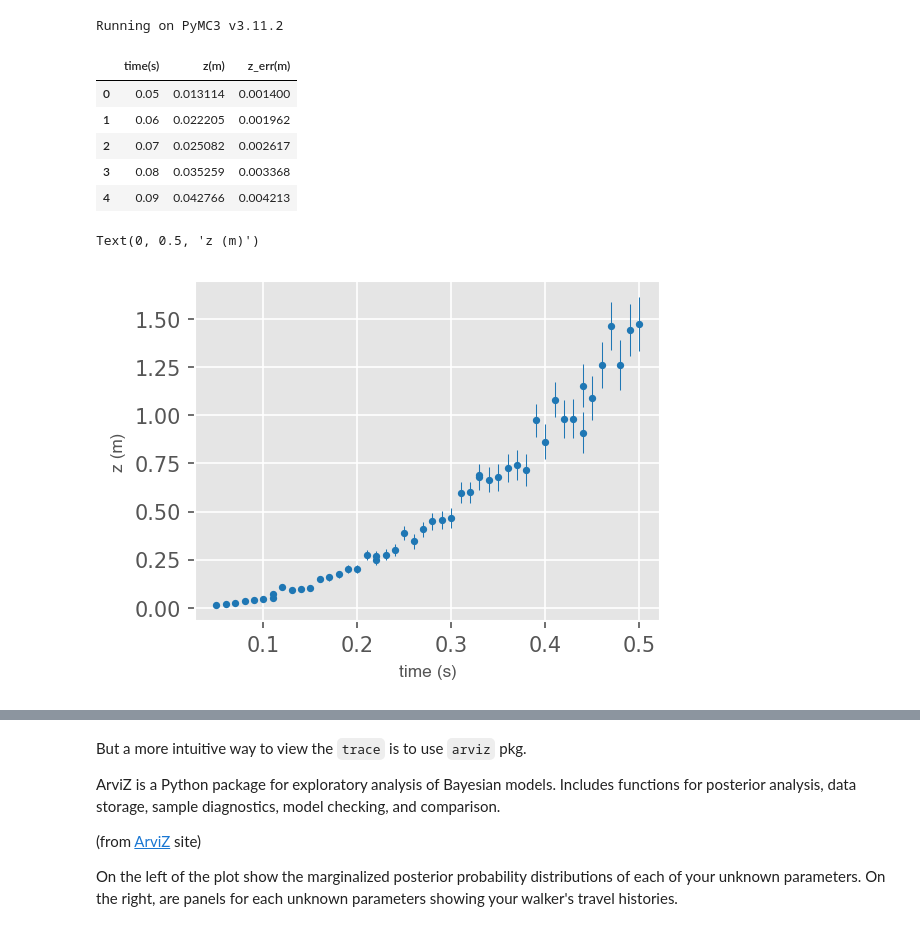
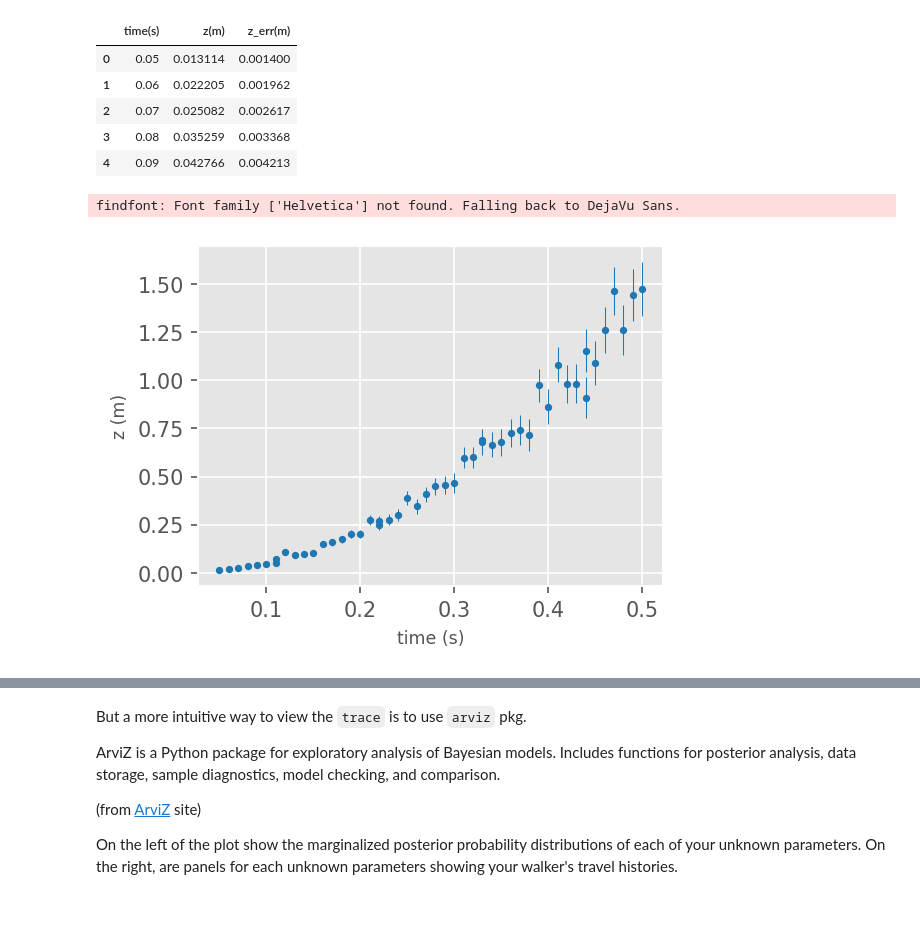
Before and after one commit to cjtu/spirl, a Jupyter notebook: spirl/f21_a6.ipynb, the cells around one changed output, grey strips where cells are left out. Cells and saved outputs as stored; diff of their text form; code cells hidden in the pictures.

```diff
--- a/spirl/f21_a6.ipynb
+++ b/spirl/f21_a6.ipynb
@@ -167,19 +380,16 @@ Assuming we are able to know the prior of M as $0.30\pm0.015$ Jupiter mass, then
 # %%
 import arviz as az
-import matplotlib.pyplot as plt
-import numpy as np
 import pandas as pd
 import pymc3 as pm
-print(f"Running on PyMC3 v{pm.__version__}")
+import matplotlib.pyplot as plt
 
+# See plt styles: https://matplotlib.org/stable/gallery/style_sheets/style_sheets_reference.html
 plt.style.use('ggplot')
-# see other style you can use: https://matplotlib.org/stable/gallery/style_sheets/style_sheets_reference.html
 
 # read in data
 df = pd.read_csv('./data/position_measurement.csv')
 df.head()
 # %% [output]
-Running on PyMC3 v3.11.2
 |  | time(s) | z(m) | z_err(m) |
 | 0 | 0.05 | 0.013114 | 0.001400 |
 | 1 | 0.06 | 0.022205 | 0.001962 |
@@ -189,17 +399,16 @@ Running on PyMC3 v3.11.2
 # %%
 # plot the data
 f = plt.figure(facecolor='white', figsize=(4,3), dpi=150 )
 ax1 = plt.subplot(111)
 
-ax1.errorbar(df['time(s)'], df['z(m)'],
-             yerr = df['z_err(m)'], fmt = '.', ms=5, lw=0.5, color='tab:blue')
-
-
-ax1.set_xlabel('time (s)',    size='small', style='normal', family='sans-serif', fontname='Helvetica')
-ax1.set_ylabel('z (m)', size='small', style='normal', family='sans-serif', fontname='Helvetica')
+ax1.errorbar(df['time(s)'], df['z(m)'], yerr = df['z_err(m)'], ms=5, lw=0.5,
+             fmt='.', color='tab:blue')
+ax1.set_xlabel('time (s)', size='small', fontname='Helvetica')
+ax1.set_ylabel('z (m)', size='small', fontname='Helvetica')
+plt.show()
 # %% [output]
-Text(0, 0.5, 'z (m)')
+findfont: Font family ['Helvetica'] not found. Falling back to DejaVu Sans.
-[figure, old version]
+[figure, new version]
 # %%
 import astropy.units as u
 from astropy import constants as const
```
Also changed, not shown: parts of 30 cells of this notebook, 2 other files.
